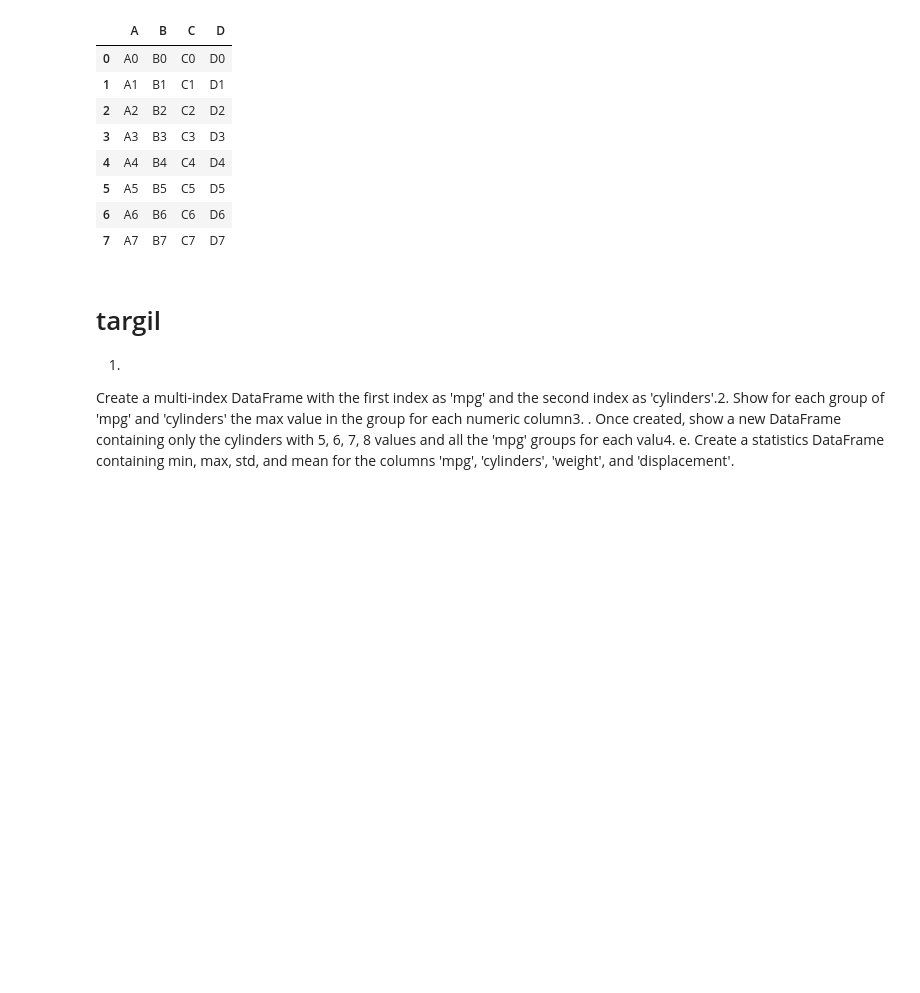
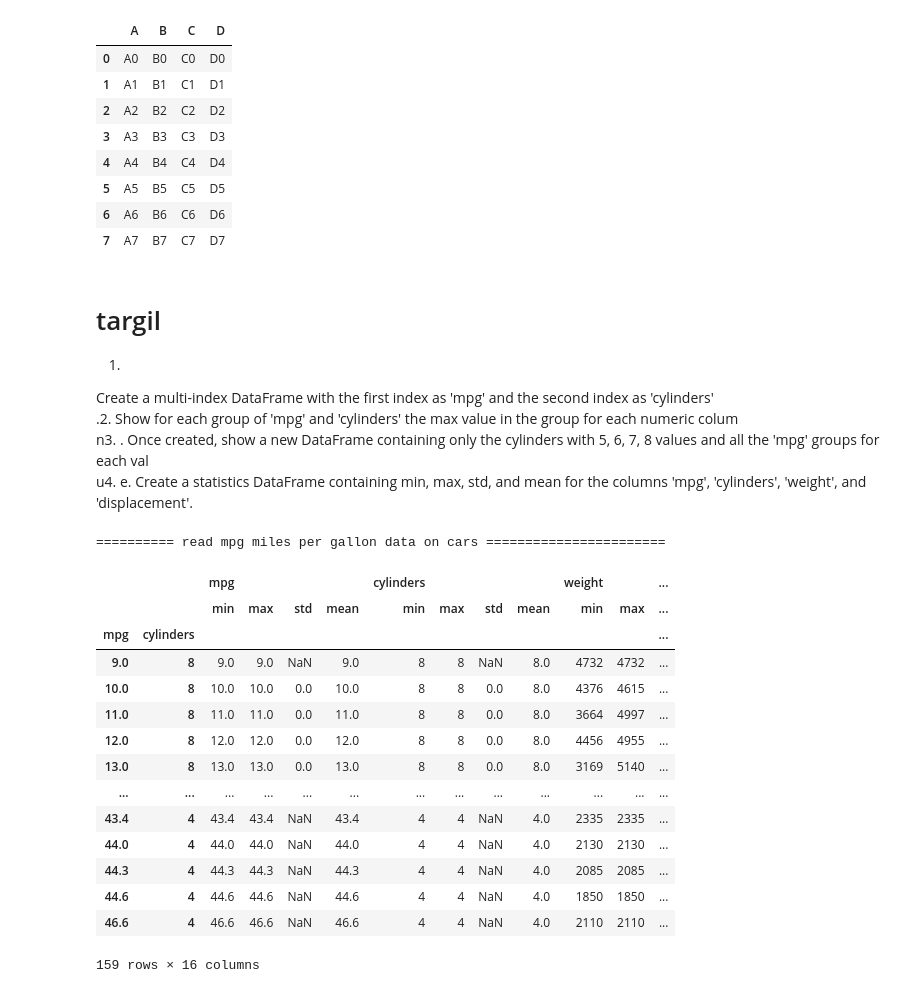
Before and after one commit to pythonai170624/28.11.2024, a Jupyter notebook: pd5.ipynb, the cells around one changed output. Cells and saved outputs as stored; diff of their text form; code cells hidden in the pictures; blank space fills up the shorter version.

```diff
--- a/pd5.ipynb
+++ b/pd5.ipynb
@@ -322,7 +319,36 @@ display(pd.concat([df1, df2], axis=0))
 # %% [markdown]
 # targil
 1.
-Create a multi-index DataFrame with the first index as 'mpg' and the second index as 'cylinders'.2.
-Show for each group of 'mpg' and 'cylinders' the max value in the group for each numeric column3. .
-Once created, show a new DataFrame containing only the cylinders with 5, 6, 7, 8 values and all the 'mpg' groups for each valu4. e.
+Create a multi-index DataFrame with the first index as 'mpg' and the second index as 'cylinders' <br />.2.
+Show for each group of 'mpg' and 'cylinders' the max value in the group for each numeric colum  <br />n3. .
+Once created, show a new DataFrame containing only the cylinders with 5, 6, 7, 8 values and all the 'mpg' groups for each val   <br />u4. e.
 Create a statistics DataFrame containing min, max, std, and mean for the columns 'mpg', 'cylinders', 'weight', and 'displacement'.
+# %%
+print('========== read mpg miles per gallon data on cars =======================')
+mpg_df = pd.read_csv(r"mpg.csv")
+
+mpg_df.groupby(['mpg', 'cylinders']).max(numeric_only=True)
+mpg_df[ mpg_df['cylinders'].isin([5, 6, 7, 8]) ].groupby(['mpg', 'cylinders']).max(numeric_only=True)
+# min, max, std, and mean
+mpg_df.groupby(['mpg', 'cylinders']).agg({
+    'mpg': ['min', 'max', 'std', 'mean'],
+    'cylinders': ['min', 'max', 'std', 'mean'],
+    'weight': ['min', 'max', 'std', 'mean'],
+    'displacement': ['min', 'max', 'std', 'mean'] } )
+# %% [output]
+========== read mpg miles per gallon data on cars =======================
+|  |  | mpg |  |  |  | cylinders |  |  |  | weight |  | ... |
+|  |  | min | max | std | mean | min | max | std | mean | min | max | ... |
+| mpg | cylinders |  |  |  |  |  |  |  |  |  |  | ... |
+| 9.0 | 8 | 9.0 | 9.0 | NaN | 9.0 | 8 | 8 | NaN | 8.0 | 4732 | 4732 | ... |
+| 10.0 | 8 | 10.0 | 10.0 | 0.0 | 10.0 | 8 | 8 | 0.0 | 8.0 | 4376 | 4615 | ... |
+| 11.0 | 8 | 11.0 | 11.0 | 0.0 | 11.0 | 8 | 8 | 0.0 | 8.0 | 3664 | 4997 | ... |
+| 12.0 | 8 | 12.0 | 12.0 | 0.0 | 12.0 | 8 | 8 | 0.0 | 8.0 | 4456 | 4955 | ... |
+| 13.0 | 8 | 13.0 | 13.0 | 0.0 | 13.0 | 8 | 8 | 0.0 | 8.0 | 3169 | 5140 | ... |
+| ... | ... | ... | ... | ... | ... | ... | ... | ... | ... | ... | ... | ... |
+| 43.4 | 4 | 43.4 | 43.4 | NaN | 43.4 | 4 | 4 | NaN | 4.0 | 2335 | 2335 | ... |
+| 44.0 | 4 | 44.0 | 44.0 | NaN | 44.0 | 4 | 4 | NaN | 4.0 | 2130 | 2130 | ... |
+| 44.3 | 4 | 44.3 | 44.3 | NaN | 44.3 | 4 | 4 | NaN | 4.0 | 2085 | 2085 | ... |
+| 44.6 | 4 | 44.6 | 44.6 | NaN | 44.6 | 4 | 4 | NaN | 4.0 | 1850 | 1850 | ... |
+| 46.6 | 4 | 46.6 | 46.6 | NaN | 46.6 | 4 | 4 | NaN | 4.0 | 2110 | 2110 | ... |
+159 rows × 16 columns
```
Also changed, not shown: parts of 5 cells of this notebook, 1 other file.
